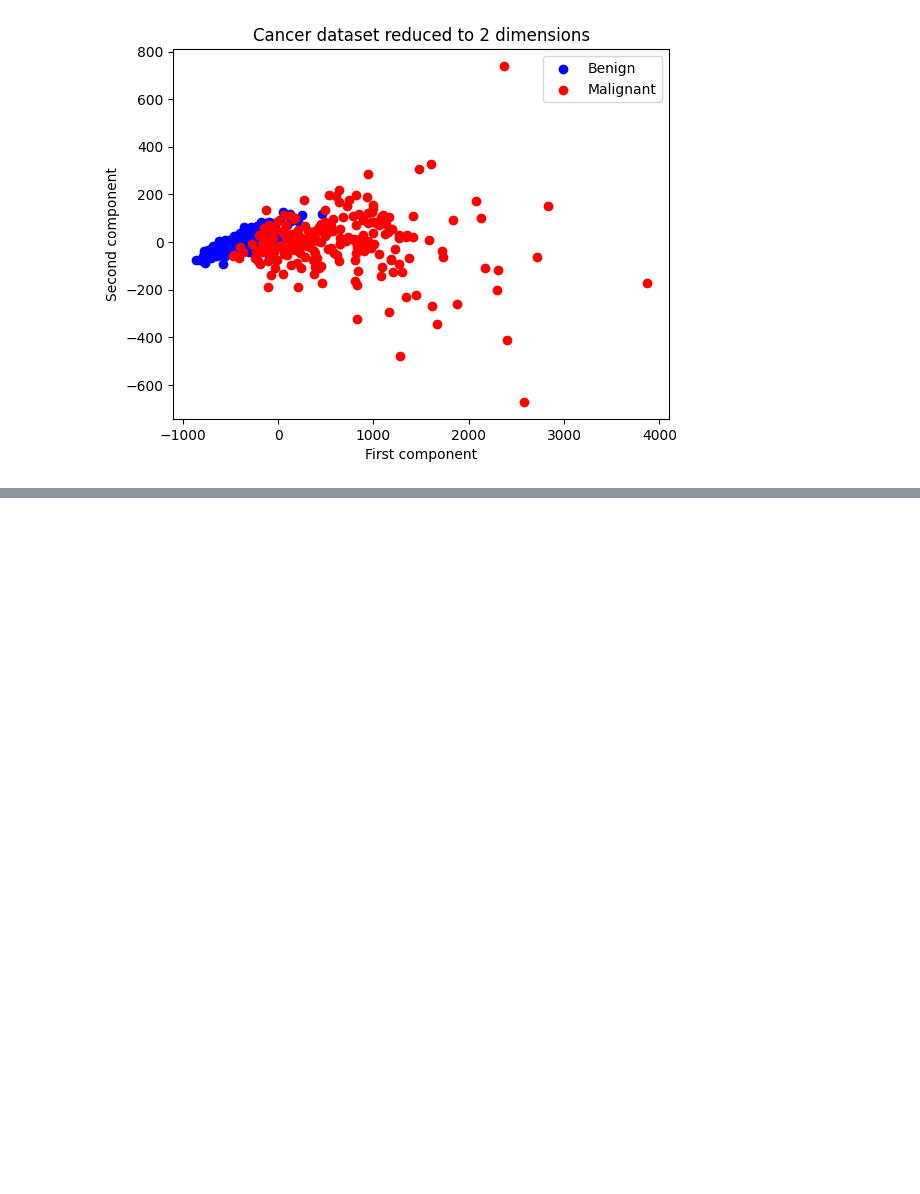
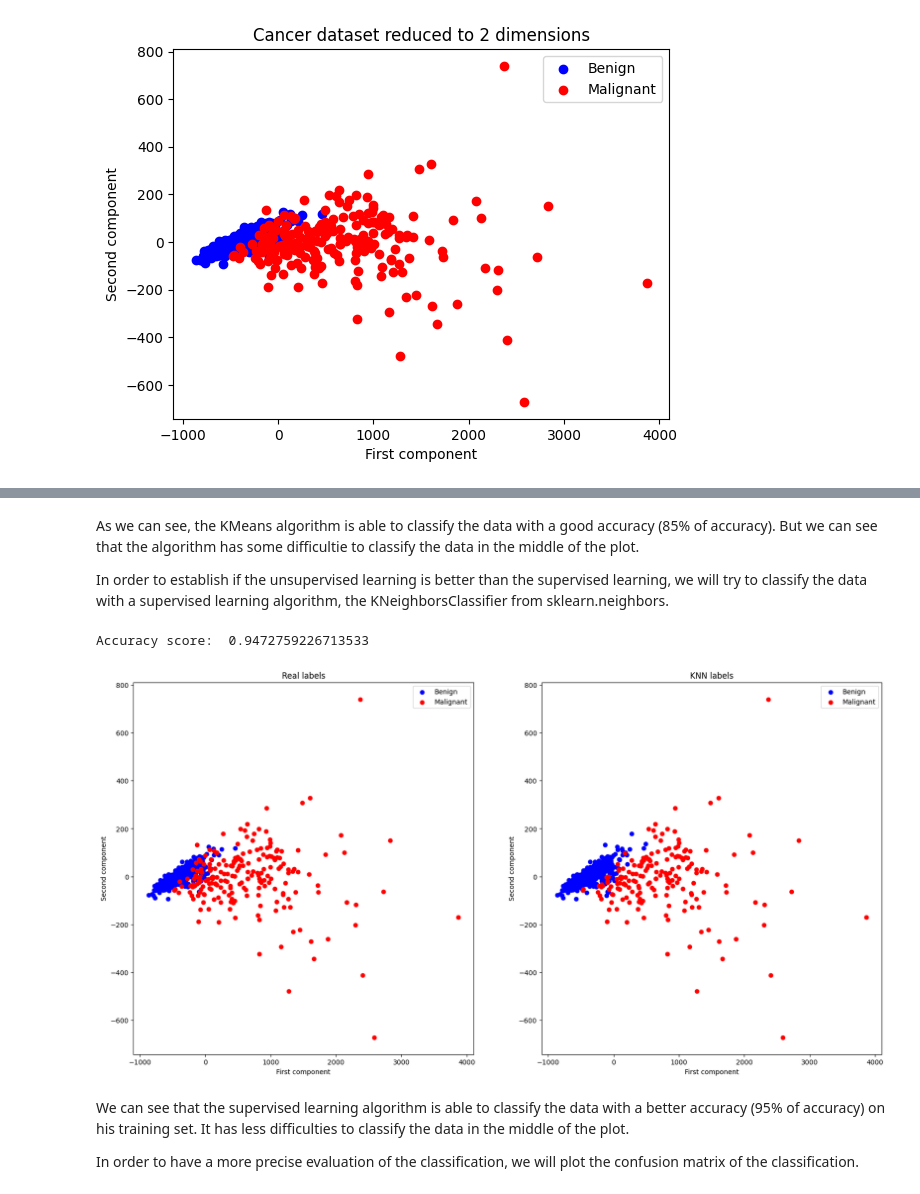
Before and after one commit to nathan-hoche/Epitech-MLU, a Jupyter notebook: exercise_5/exo5.ipynb, the cells around one changed output, grey strips where cells are left out. Cells and saved outputs as stored; diff of their text form; code cells hidden in the pictures; blank space fills up the shorter version.

```diff
--- a/exercise_5/exo5.ipynb
+++ b/exercise_5/exo5.ipynb
@@ -164,3 +243,41 @@ plt.show()
+# %% [markdown]
+As we can see, the KMeans algorithm is able to classify the data with a good accuracy (85% of accuracy). But we can see that the algorithm has some difficultie to classify the data in the middle of the plot.
+
+In order to establish if the unsupervised learning is better than the supervised learning, we will try to classify the data with a supervised learning algorithm, the KNeighborsClassifier from sklearn.neighbors.
+# %%
+# Create a KNN model with 2 clusters
+from sklearn.neighbors import KNeighborsClassifier
+
+knn = KNeighborsClassifier(n_neighbors=2)
+knn.fit(df_pca, LABELS)
+Finded_labels_KNN = knn.predict(df_pca)
+print("Accuracy score: ", accuracy_score(LABELS, Finded_labels_KNN))
+
+# Plot the result
+fig, axes = plt.subplots(nrows=1, ncols=2, figsize=(20, 10))
+
+axes[0].scatter(df_pca[LABELS==0,0], df_pca[LABELS==0,1], color='blue', label='Benign')
+axes[0].scatter(df_pca[LABELS==1,0], df_pca[LABELS==1,1], color='red', label='Malignant')
+axes[0].set_xlabel('First component')
+axes[0].set_ylabel('Second component')
+axes[0].set_title('Real labels')
+axes[0].legend()
+
+axes[1].scatter(df_pca[Finded_labels_KNN==0,0], df_pca[Finded_labels_KNN==0,1], color='blue', label='Benign')
+axes[1].scatter(df_pca[Finded_labels_KNN==1,0], df_pca[Finded_labels_KNN==1,1], color='red', label='Malignant')
+axes[1].set_xlabel('First component')
+axes[1].set_ylabel('Second component')
+axes[1].set_title('KNN labels')
+axes[1].legend()
+
+plt.show()
+# %% [output]
+Accuracy score:  0.9472759226713533
+[figure, added]
+# %% [markdown]
+We can see that the supervised learning algorithm is able to classify the data with a better accuracy (95% of accuracy) on his training set. It has less difficulties to classify the data in the middle of the plot.
+
+In order to have a more precise evaluation of the classification, we will plot the confusion matrix of the classification.
 # %%
 # Plot the confusion matrix
 from sklearn.metrics import confusion_matrix
```
Also changed, not shown: parts of 18 cells of this notebook.
